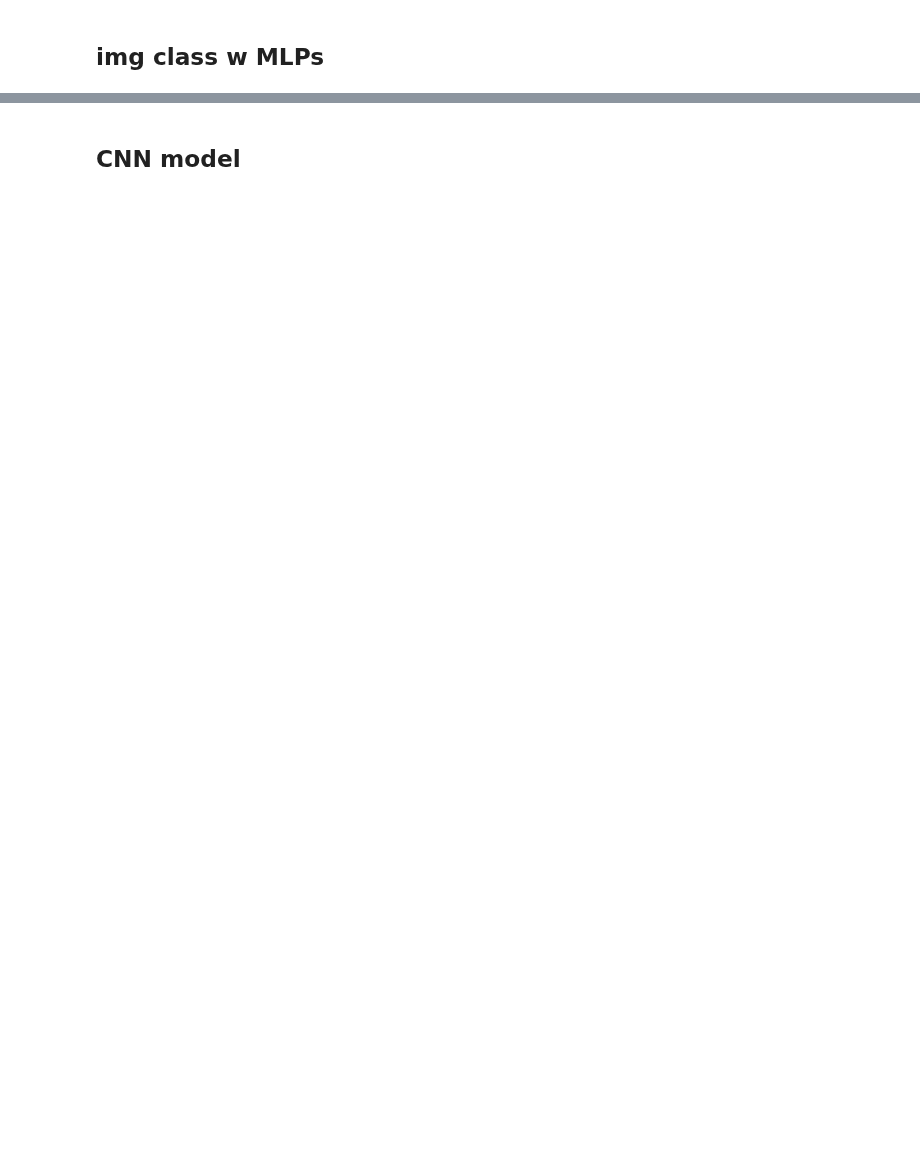
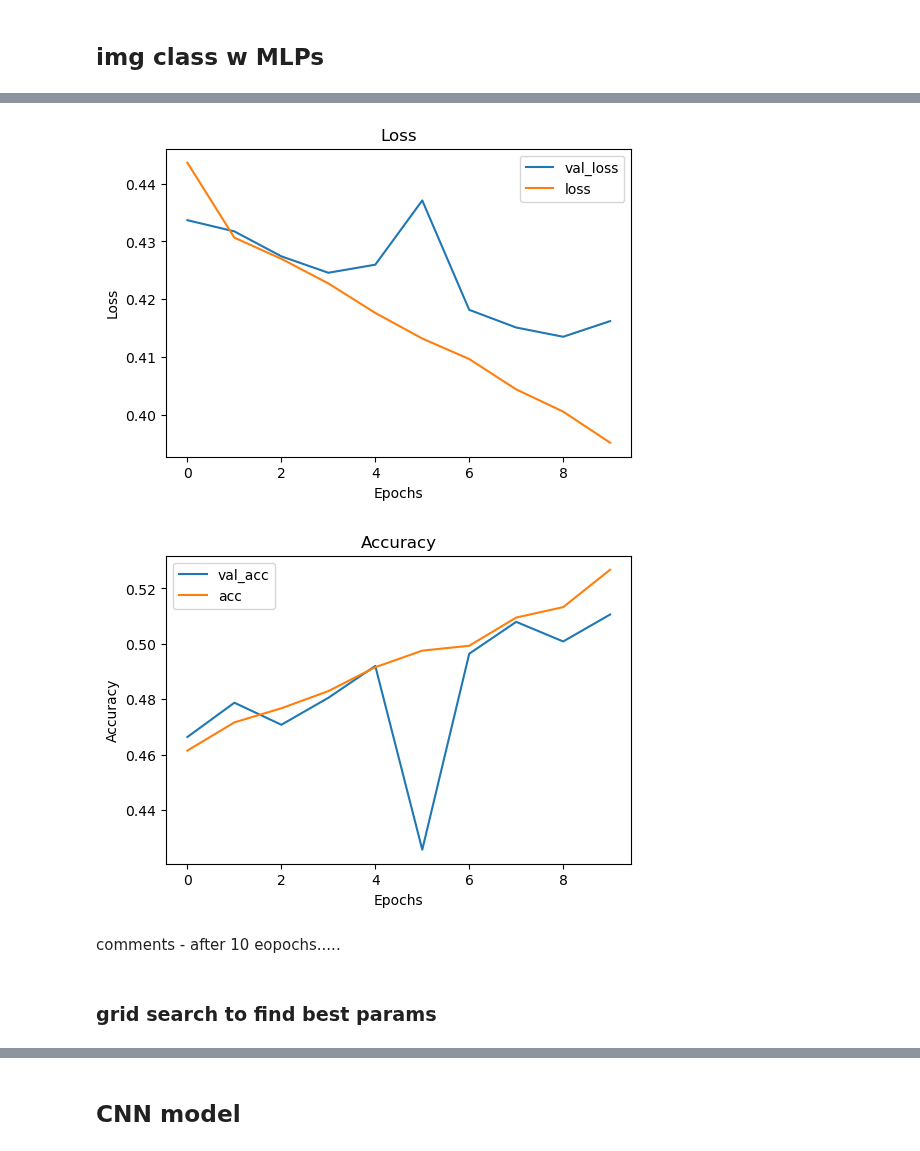
Before and after one commit to lalynjay/cassava_classification, a Jupyter notebook: notebook.ipynb, the cells around one changed output, grey strips where cells are left out. Saved outputs shown, nothing was run; the diff lists cells and outputs as text; code cells hidden in the pictures; blank space fills up the shorter version.

```diff
--- a/notebook.ipynb
+++ b/notebook.ipynb
@@ -461,0 +445,16 @@ print("Best Parameters: " + str(best_parameters))
+# %%
+np.random.seed(42)
+model_3 = models.Sequential()
+model_3.add(layers.Dense(256, activation='relu', input_shape=(12288,)))
+model_3.add(layers.Dense(64, activation='relu'))
+model_3.add(layers.Dense(16, activation='relu'))
+model_3.add(layers.Dense(5, activation='sigmoid'))
+model_3.compile(optimizer='sgd',
+              loss='binary_crossentropy',
+              metrics=['acc'])
+
+results_3 = model_3.fit(final_train,
+                    train_labels,
+                    epochs=10,
+                    batch_size=12,
+                    validation_data=(final_test, test_labels))
@@ -461,0 +482,9 @@ print("Best Parameters: " + str(best_parameters))
+# %%
+visualize_training_results(results_3)
+# %% [output]
+[figure, added]
+[figure, added]
+# %% [markdown]
+comments - after 10 eopochs.....
+# %% [markdown]
+### grid search to find best params
```
Also changed, not shown: parts of 73 cells of this notebook.
